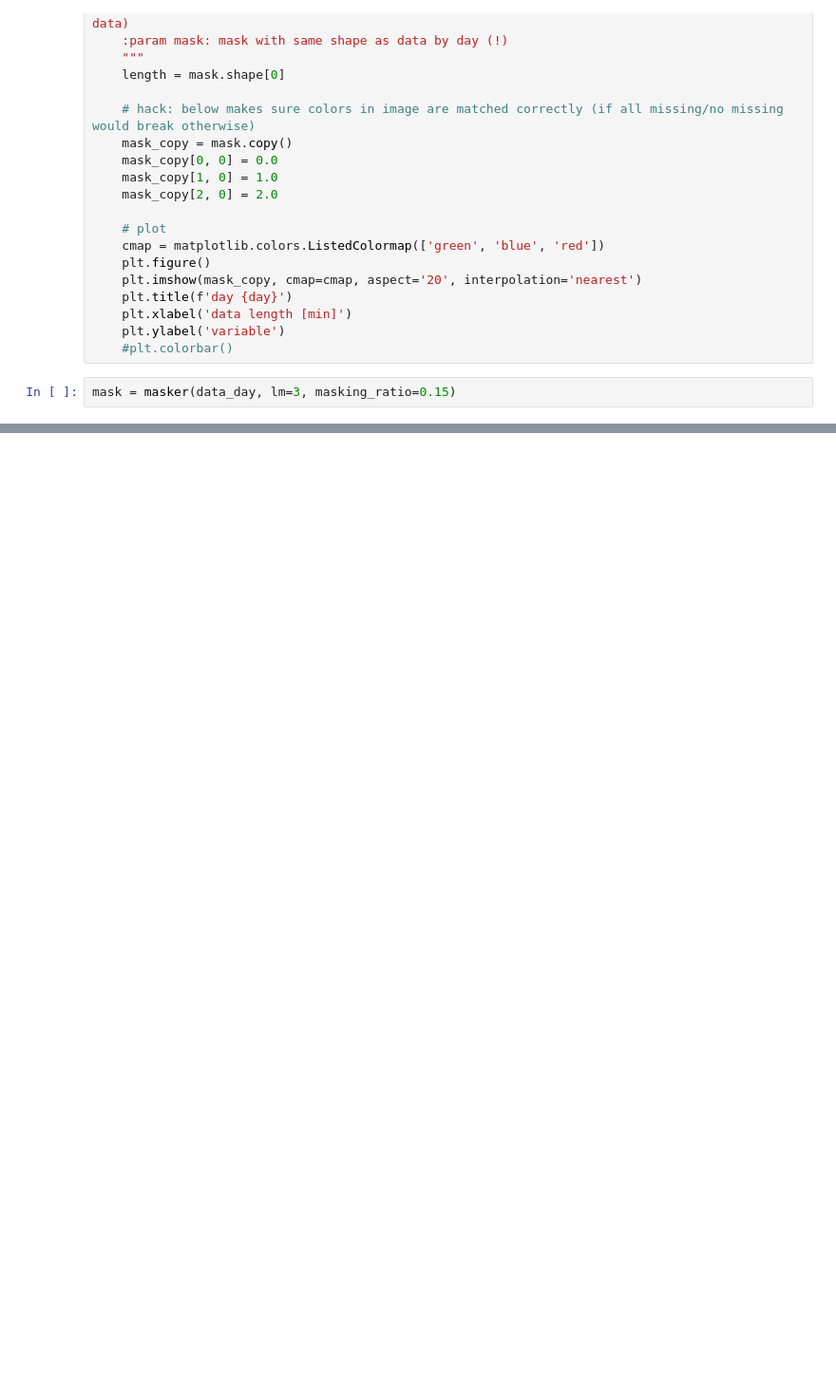
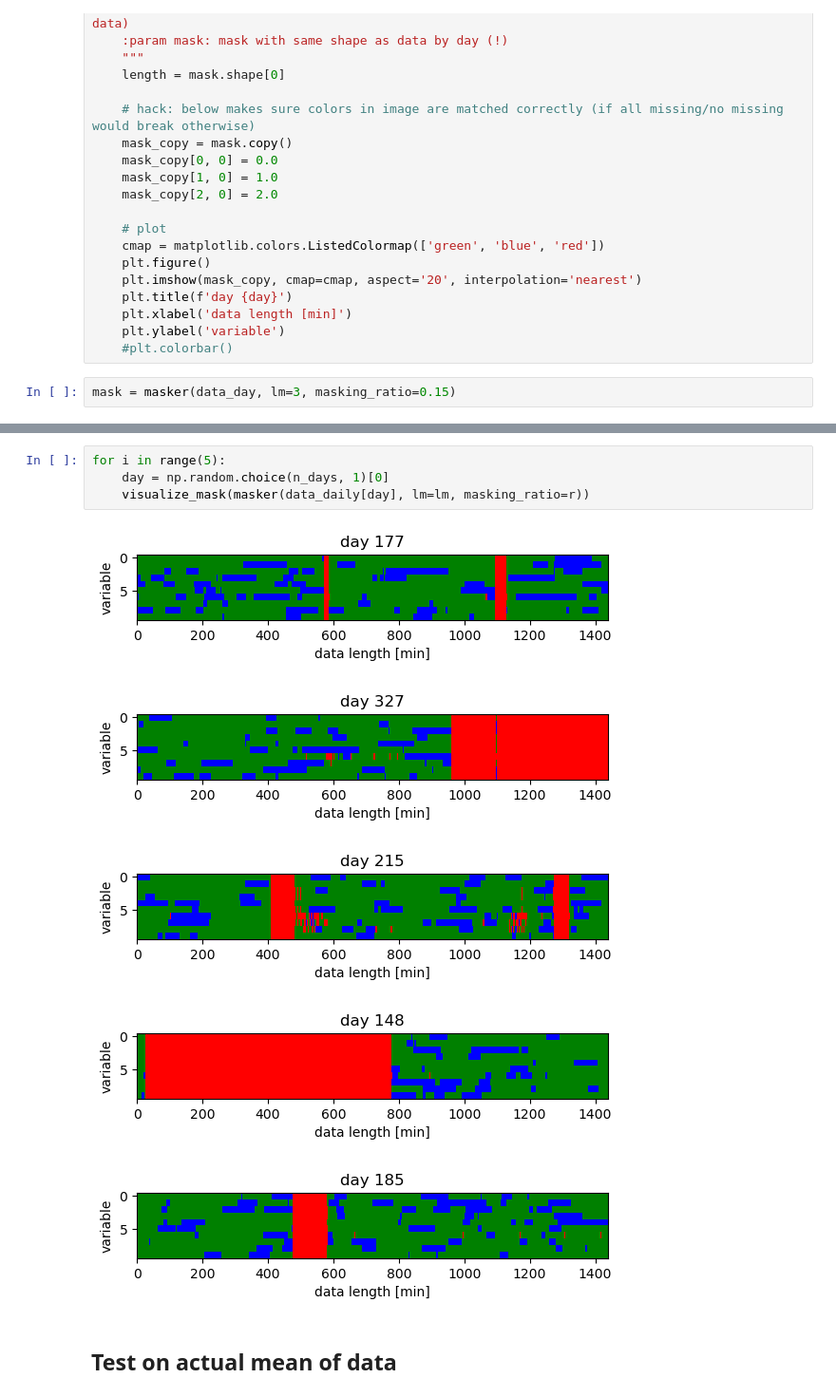
Before and after one commit to Yahnnosh/Sensor-Based-Modeling-of-Fatigue-Using-Transformer-Model, a Jupyter notebook: imputation_comparison.ipynb, the cells around one changed output, grey strips where cells are left out. Shown at 95% size. Cells and saved outputs as stored; diff of their text form; blank space fills up the shorter version.

```diff
--- a/imputation_comparison.ipynb
+++ b/imputation_comparison.ipynb
@@ -710,0 +854,12 @@ test_imputation_methods(data_day, lm=20, masking_ratio=0.15)
+# %%
+for i in range(5):
+    day = np.random.choice(n_days, 1)[0]
+    visualize_mask(masker(data_daily[day], lm=lm, masking_ratio=r))
+# %% [output]
+[figure, added]
+[figure, added]
+[figure, added]
+[figure, added]
+[figure, added]
+# %% [markdown]
+## Test on actual mean of data
```
Also changed, not shown: parts of 43 cells of this notebook, 1 other file.
